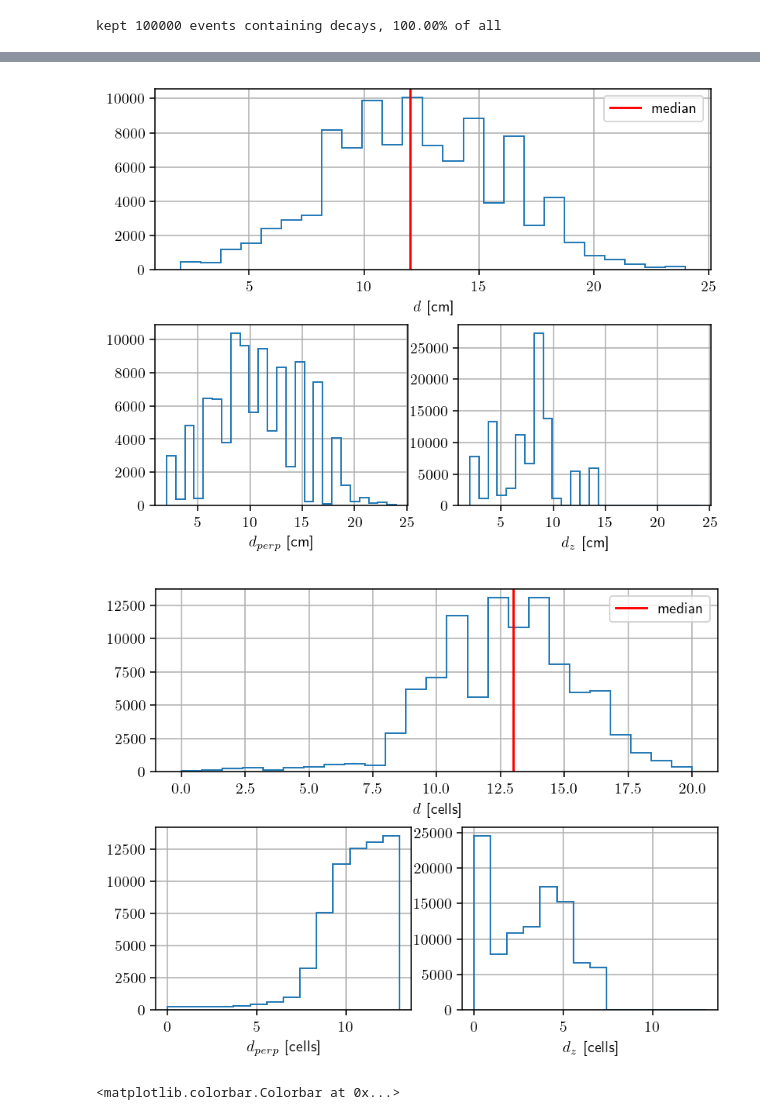
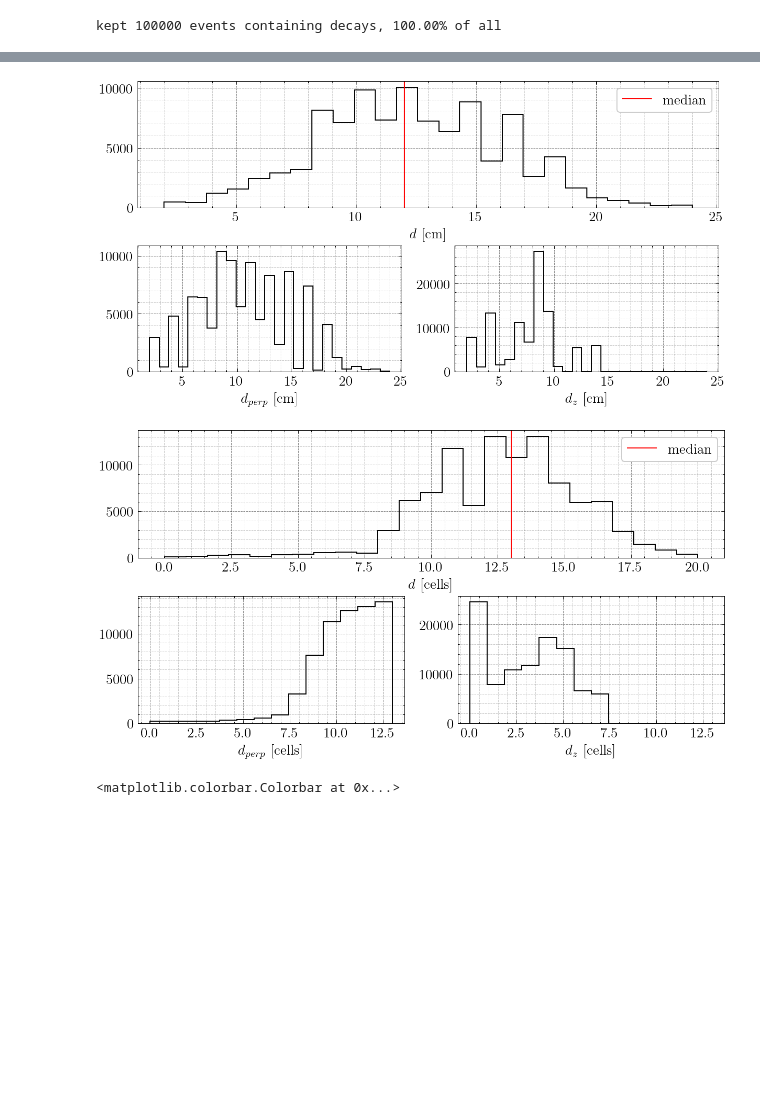
Before and after one commit to kauniska/ecal_reco, a Jupyter notebook: geant4/analysis/decay.ipynb, the cells around one changed output, grey strips where cells are left out. Cells and saved outputs as stored; diff of their text form; code cells hidden in the pictures; blank space fills up the shorter version.

```diff
--- a/geant4/analysis/decay.ipynb
+++ b/geant4/analysis/decay.ipynb
@@ -14,11 +14,15 @@ from matplotlib import pyplot as plt
 import matplotlib.gridspec as gridspec
 import sys
 from tqdm import tqdm
-
+import scienceplots
+plt.style.use(['science', 'grid', 'ieee'])
 plt.rcParams.update({
     "text.usetex": True,
-    'text.latex.preamble': [r'\usepackage{amsmath}'],
-    'figure.dpi': 140
+    "font.family": "Computer Modern Roman",
+    'text.latex.preamble': [r'\usepackage{amsmath} \usepackage{amssymb} \usepackage{siunitx}'],
+    'figure.dpi': 140,
+    'font.size': 14,
+    'axes.grid': True
 })
 # %%
 # later, one can use concatenation of data_0001.root - data_0008.root files as well. One is enough for testing
@@ -218,50 +223,58 @@ for t in tqdm(tracks, desc = 'tracks'):
 gs = gridspec.GridSpec(2, 2)
 bins = 25
 
-fig = plt.figure()
+fig = plt.figure(figsize = (10, 5))
 ax0 = fig.add_subplot(gs[0, :])  # row 1, span all columns
 ax0.hist(max_radius_cm, bins=bins, range=[2, 24], histtype='step')
 ax0.axvline(np.median(max_radius_cm), 0, 1, c='r', label='median')
 ax0.set(xlabel='$d$ [cm]')
 ax0.legend()
-ax0.grid(True)
+ax0.grid(which = 'major', alpha = 0.5)
+ax0.grid(which = 'minor', alpha = 0.2)
 ax1 = fig.add_subplot(gs[1, 1]) # row 0, col 0
 ax1.hist(max_radius_cm_z, bins = bins, range = [2, 24], histtype = 'step')
 ax1.set(xlabel = '$d_z$ [cm]')
-ax1.grid(True)
+ax1.grid(which='major', alpha=0.5)
+ax1.grid(which='minor', alpha=0.2)
 ax2 = fig.add_subplot(gs[1, 0]) # row 0, col 1
 ax2.hist(max_radius_cm_perp, bins = bins, range = [2, 24], histtype = 'step')
 ax2.set(xlabel = '$d_{perp}$ [cm]')
-ax2.grid(True)
+ax2.grid(which='major', alpha=0.5)
+ax2.grid(which='minor', alpha=0.2)
 plt.subplots_adjust(left=0.1, bottom=0.1, right=0.9, top=0.9, wspace=0.2, hspace=0.3)
 plt.show()
+fig.savefig('../../../figs/electron_distance.pdf')
 
 bins = 25
-fig = plt.figure()
+fig = plt.figure(figsize = (10, 5))
 ax0 = fig.add_subplot(gs[0, :])  # row 1, span all columns
 ax0.hist(max_radius_hit, bins=bins, range=[0, 20], histtype='step')
 ax0.axvline(np.median(max_radius_hit), 0, 1, c='r', label='median')
 ax0.legend()
 ax0.set(xlabel='$d$ [cells]')
-ax0.grid(True)
+ax0.grid(which = 'major', alpha = 0.5)
+ax0.grid(which = 'minor', alpha = 0.2)
 ax1 = fig.add_subplot(gs[1, 1]) # row 0, col 0
 ax1.hist(max_radius_hit_z, bins=14, range=[0, 13], histtype = 'step')
 ax1.set(xlabel = '$d_z$ [cells]')
-ax1.grid(True)
+ax1.grid(which='major', alpha=0.5)
+ax1.grid(which='minor', alpha=0.2)
 ax2 = fig.add_subplot(gs[1, 0]) # row 0, col 1
 ax2.hist(max_radius_hit_perp, bins = 14, range = [0, 13], histtype = 'step')
 ax2.set(xlabel = '$d_{perp}$ [cells]')
-ax2.grid(True)
+ax2.grid(which='major', alpha=0.5)
+ax2.grid(which='minor', alpha=0.2)
 plt.subplots_adjust(left=0.1, bottom=0.1, right=0.9, top=0.9, wspace=0.2, hspace=0.3)
 plt.show()
+fig.savefig('../../../figs/electron_distance_cells.pdf')
 
 fig, axs = plt.subplots(1, 1, figsize = [5, 5])
 h = axs.hist2d(max_radius_cm_perp, max_radius_cm_z, bins = [20, 20], range = [[0, 20], [0, 20]])
 axs.plot([np.mean(max_radius_cm_perp)], [np.mean(max_radius_cm_z)], 'rx', label = 'mean')
 axs.plot([0], [0], 'bx', label = 'decay')
 axs.set(xlabel = '$x_{max} - x_{decay}$ [cm]', ylabel = '$z_{max} - z_{decay}$ [cm]')
 fig.colorbar(h[3], ax = axs)
 # %% [output]
-[figure, old version]
+[figure, new version]
-[figure, old version]
+[figure, new version]
 <matplotlib.colorbar.Colorbar at 0x...>
```
Also changed, not shown: parts of 6 cells of this notebook, 21 other files.
